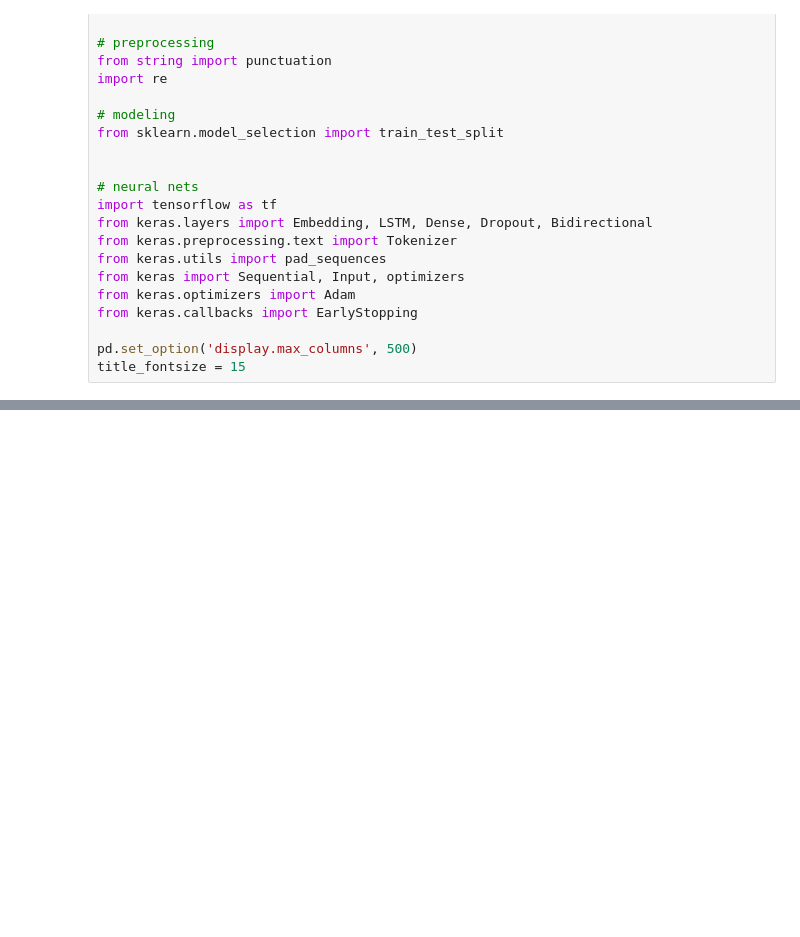
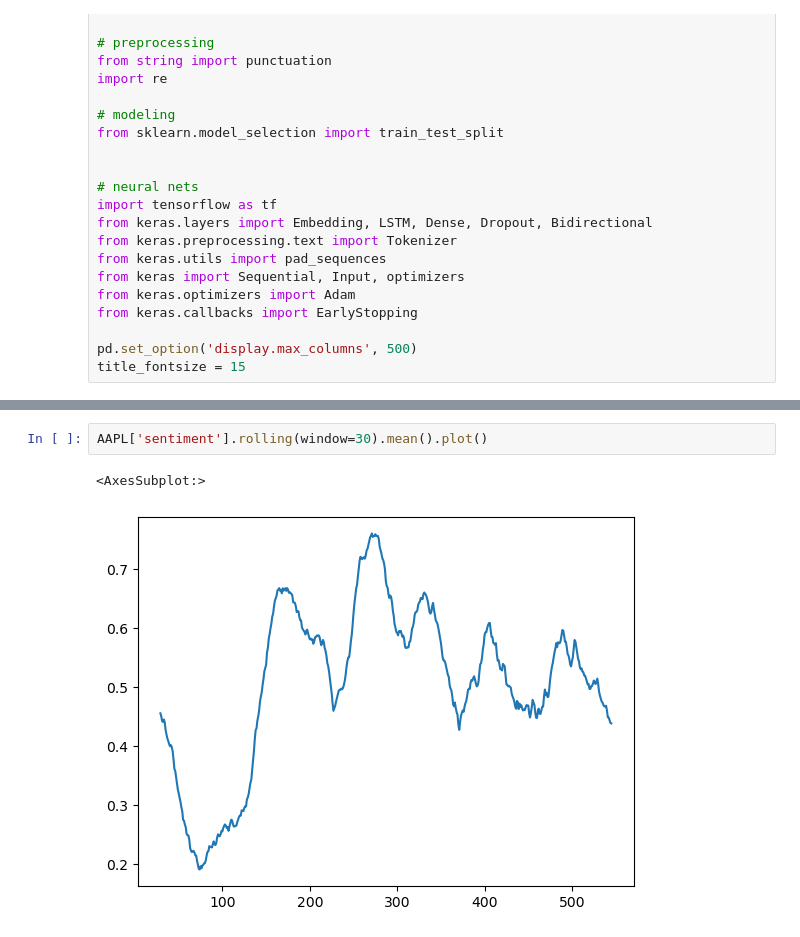
Before and after one commit to danielosetiawan/NLP_sentiment_analysis, a Jupyter notebook: Stocks.ipynb, the cells around one changed output, grey strips where cells are left out. Cells and saved outputs as stored; diff of their text form; blank space fills up the shorter version.

```diff
--- a/Stocks.ipynb
+++ b/Stocks.ipynb
@@ -80,0 +204,5 @@ Name: 238, dtype: object
+# %%
+AAPL['sentiment'].rolling(window=30).mean().plot()
+# %% [output]
+<AxesSubplot:>
+[figure, added]
```
Also changed, not shown: parts of 24 cells of this notebook, 11 other files.
